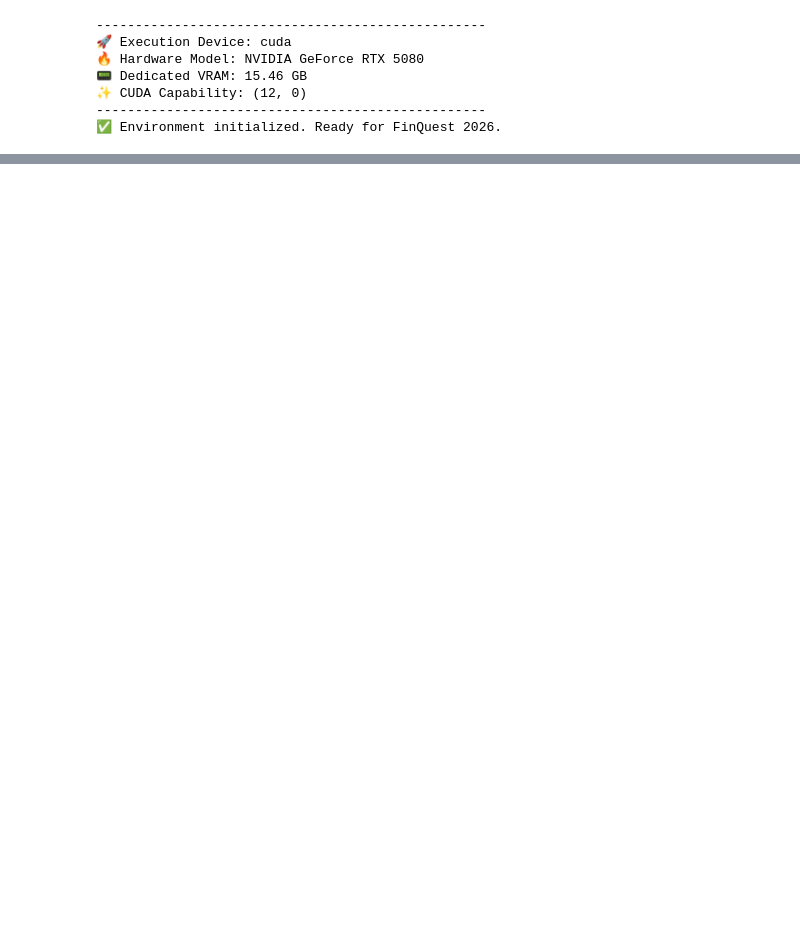
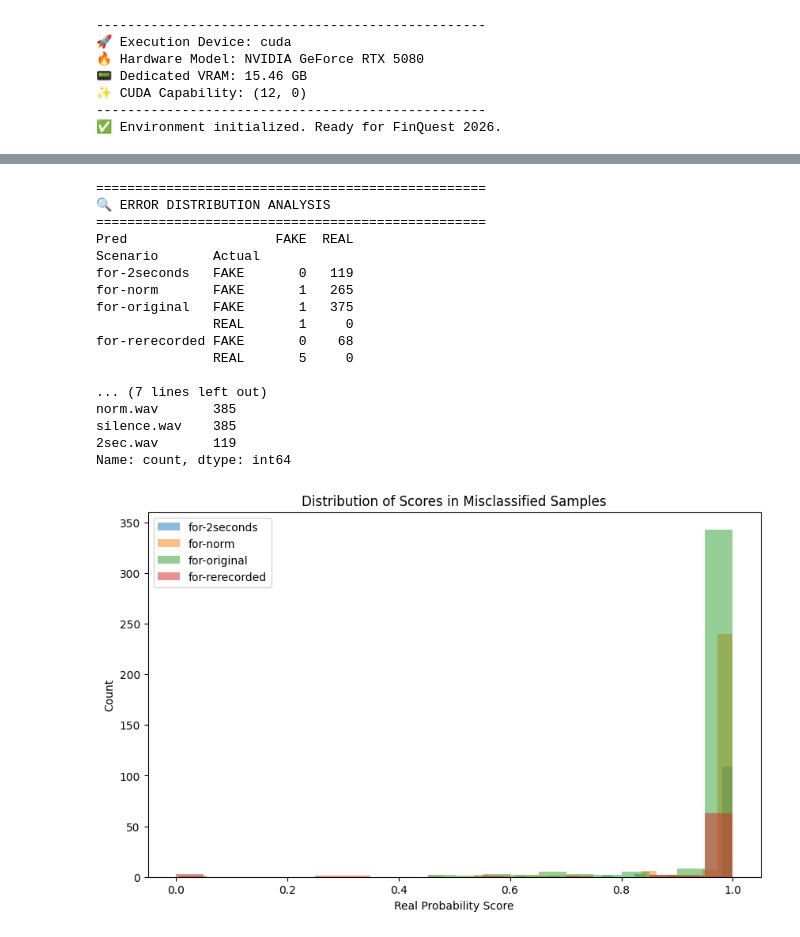
Before and after one commit to LazyBomb-Lab/Finquest_VoxSentinel_Base, a Jupyter notebook: 2_Training_Wav2Vec2_base.ipynb, the cells around one changed output, grey strips where cells are left out. Drawn from its saved outputs; the diff is of its cells as text; code cells hidden in the pictures; blank space fills up the shorter version.

```diff
--- a/2_Training_Wav2Vec2_base.ipynb
+++ b/2_Training_Wav2Vec2_base.ipynb
@@ -943,0 +1028,59 @@ Notes:
+# %%
+import pandas as pd
+import matplotlib.pyplot as plt
+
+# 加载分析报告
+analysis_path = "model/scenario_error_analysis.csv"
+df = pd.read_csv(analysis_path)
+
+# 1. 总体错误分布
+print("="*50)
+print("🔍 ERROR DISTRIBUTION ANALYSIS")
+print("="*50)
+summary = df.groupby(['Scenario', 'Actual', 'Pred']).size().unstack(fill_value=0)
+print(summary)
+
+# 2. 计算置信度偏离
+df['Score'] = df['Score'].astype(float)
+# 看看模型是“惨胜/惨败”还是“盲目自信”
+extremely_confident_errors = df[((df['Actual'] == 'FAKE') & (df['Score'] > 0.9)) |
+                                ((df['Actual'] == 'REAL') & (df['Score'] < 0.1))]
+
+print(f"\n🚩 Blindly Confident Errors (Score > 0.9 or < 0.1): {len(extremely_confident_errors)}")
+print(f"📈 Total Errors in Report: {len(df)}")
+
+# 3. 统计文件名关键词 (找出 FOR 数据集的特征)
+# 比如你的样本里有 'silence.wav', 'norm.wav'
+print("\n📝 Filename Pattern Analysis (Top 5 Keywords in Errors):")
+patterns = df['Filename'].str.split('_').explode().value_counts().head(5)
+print(patterns)
+
+# 4. 可视化错误得分分布
+plt.figure(figsize=(10, 6))
+for scene in df['Scenario'].unique():
+    subset = df[df['Scenario'] == scene]
+    plt.hist(subset['Score'], bins=20, alpha=0.5, label=scene)
+plt.title("Distribution of Scores in Misclassified Samples")
+plt.xlabel("Real Probability Score")
+plt.ylabel("Count")
+plt.legend()
+plt.show()
+# %% [output]
+==================================================
+🔍 ERROR DISTRIBUTION ANALYSIS
+==================================================
+Pred                   FAKE  REAL
+Scenario       Actual
+for-2seconds   FAKE       0   119
+for-norm       FAKE       1   265
+for-original   FAKE       1   375
+               REAL       1     0
+for-rerecorded FAKE       0    68
+               REAL       5     0
+
+... (7 lines left out)
+norm.wav       385
+silence.wav    385
+2sec.wav       119
+Name: count, dtype: int64
+[figure, added]
```
Also changed, not shown: parts of 9 cells of this notebook, 3 other files.
